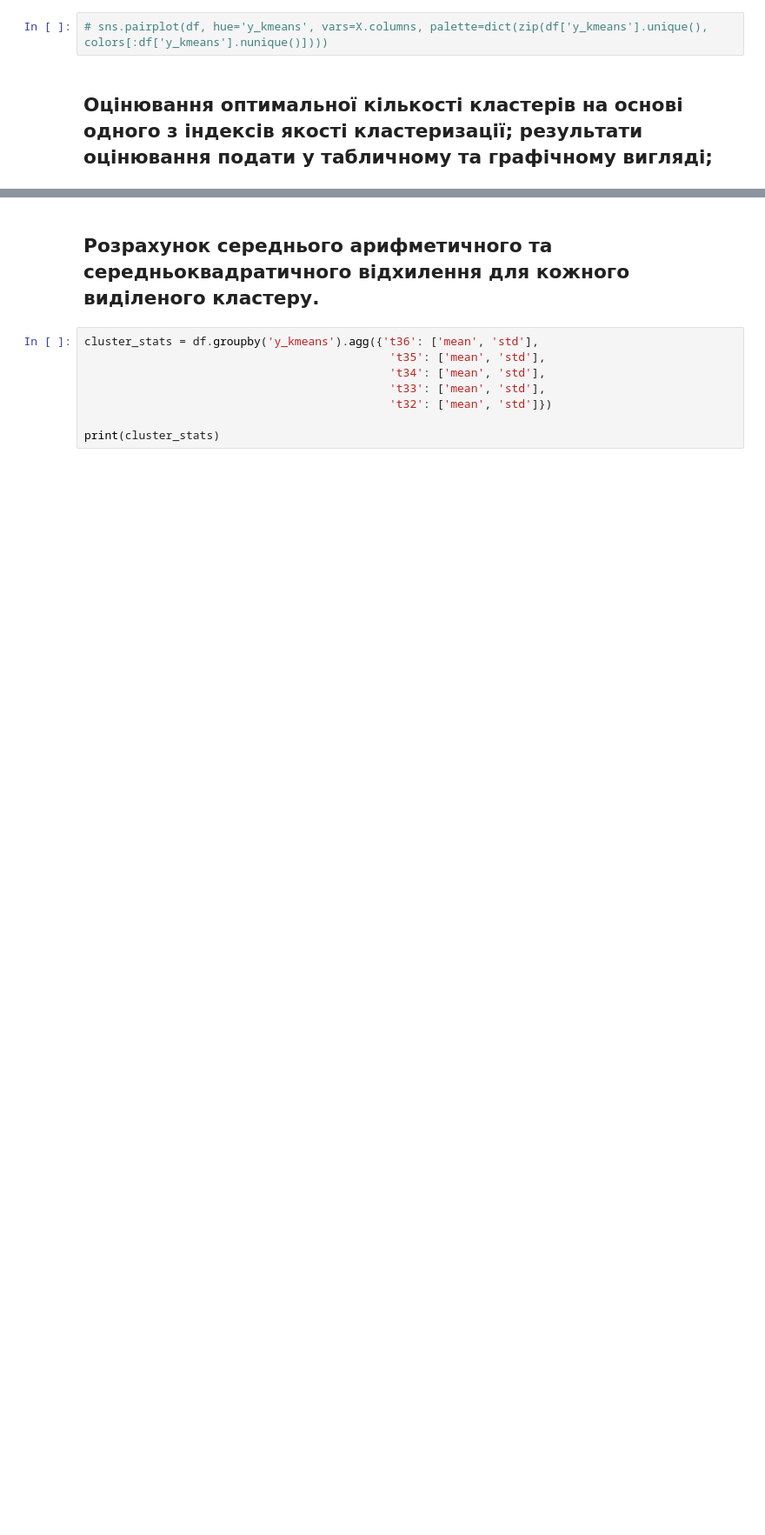
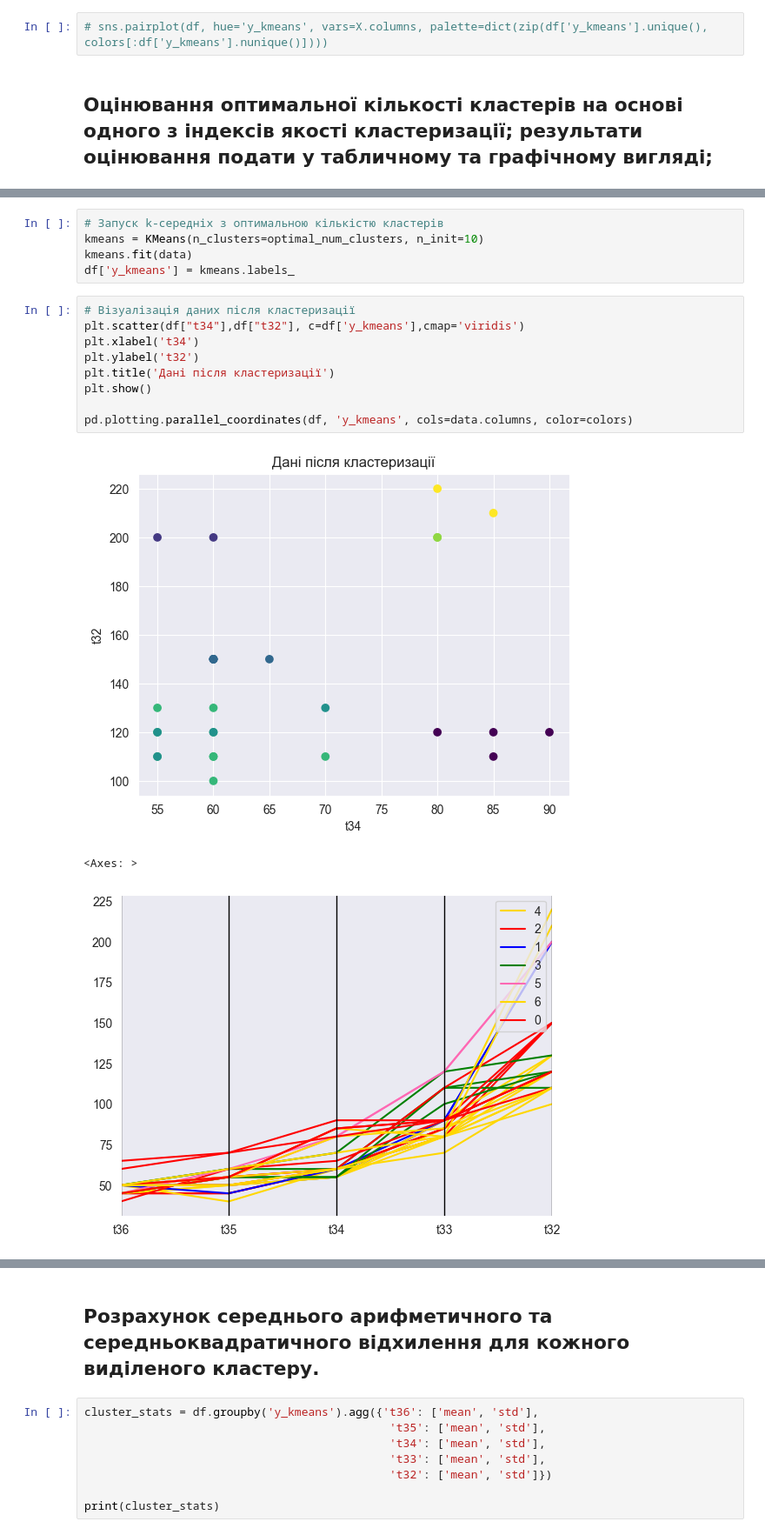
Before and after one commit to Ludens101/tssd_lab1, a Jupyter notebook: lab1.ipynb, the cells around one changed output, grey strips where cells are left out. Shown at 87% size. Saved outputs shown, nothing was run; the diff lists cells and outputs as text; blank space fills up the shorter version.

```diff
--- a/lab1.ipynb
+++ b/lab1.ipynb
@@ -140,0 +125,18 @@ optimal_num_clusters = k_range[np.argmax(indices)]
+# %%
+# Запуск k-середніх з оптимальною кількістю кластерів
+kmeans = KMeans(n_clusters=optimal_num_clusters, n_init=10)
+kmeans.fit(data)
+df['y_kmeans'] = kmeans.labels_
+# %%
+# Візуалізація даних після кластеризації
+plt.scatter(df["t34"],df["t32"], c=df['y_kmeans'],cmap='viridis')
+plt.xlabel('t34')
+plt.ylabel('t32')
+plt.title('Дані після кластеризації')
+plt.show()
+
+pd.plotting.parallel_coordinates(df, 'y_kmeans', cols=data.columns, color=colors)
+# %% [output]
+[figure, added]
+<Axes: >
+[figure, added]
```
Also changed, not shown: parts of 22 cells of this notebook.
